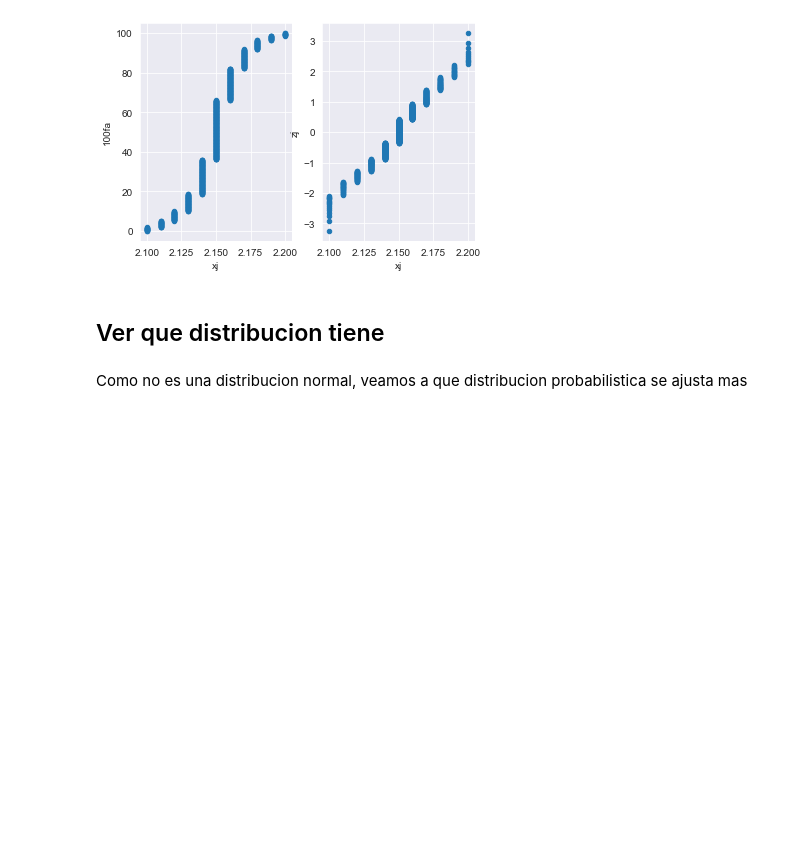
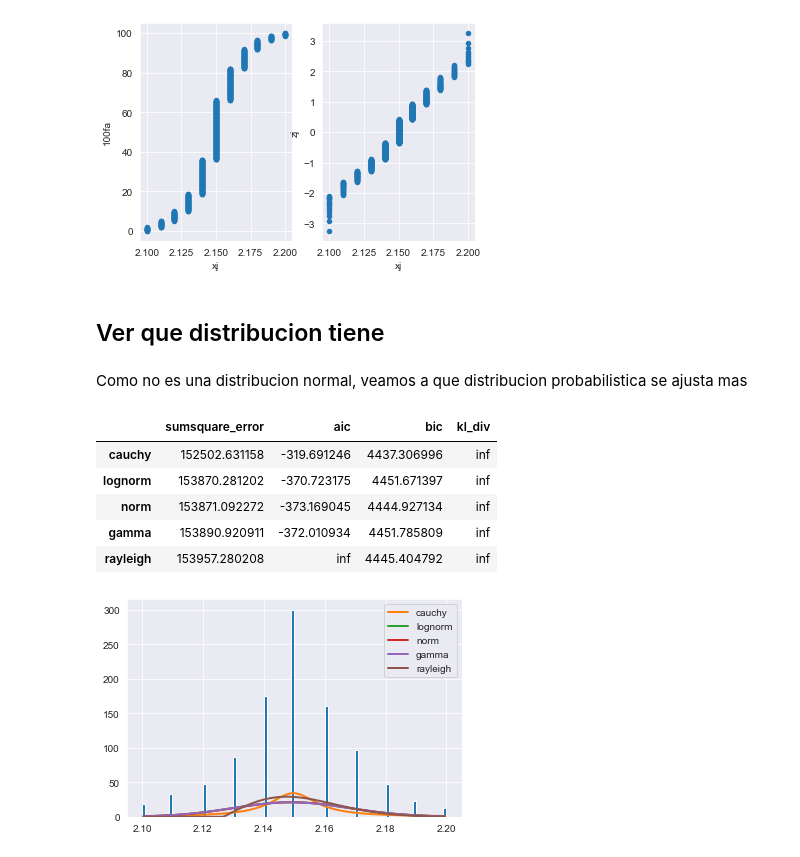
Before and after one commit to Pmz94/data-science, a Jupyter notebook: bondad_ajuste/ejercicio_8-88.ipynb, the cells around one changed output. Saved outputs shown, nothing was run; the diff lists cells and outputs as text; code cells hidden in the pictures; blank space fills up the shorter version.

```diff
--- a/bondad_ajuste/ejercicio_8-88.ipynb
+++ b/bondad_ajuste/ejercicio_8-88.ipynb
@@ -294,3 +294,15 @@ tabla.plot(kind = 'scatter', x = 'xj', y = 'zj', ax = axs[1])
 ## Ver que distribucion tiene
 # %% [markdown]
 Como no es una distribucion normal, veamos a que distribucion probabilistica se ajusta mas
+# %%
+f = Fitter(tiempos, distributions = get_common_distributions())
+f.fit()
+f.summary()
+# %% [output]
+|  | sumsquare_error | aic | bic | kl_div |
+| cauchy | 152502.631158 | -319.691246 | 4437.306996 | inf |
+| lognorm | 153870.281202 | -370.723175 | 4451.671397 | inf |
+| norm | 153871.092272 | -373.169045 | 4444.927134 | inf |
+| gamma | 153890.920911 | -372.010934 | 4451.785809 | inf |
+| rayleigh | 153957.280208 | inf | 4445.404792 | inf |
+[figure, added]
```
Also changed, not shown: parts of 15 cells of this notebook, 4 other files.
